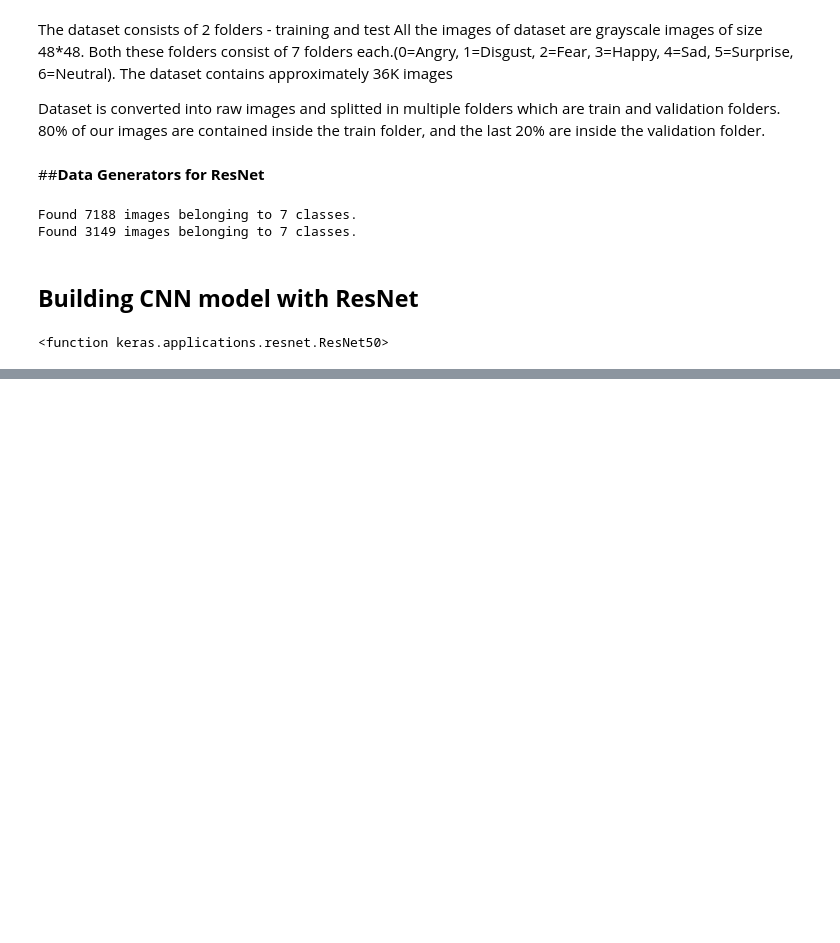
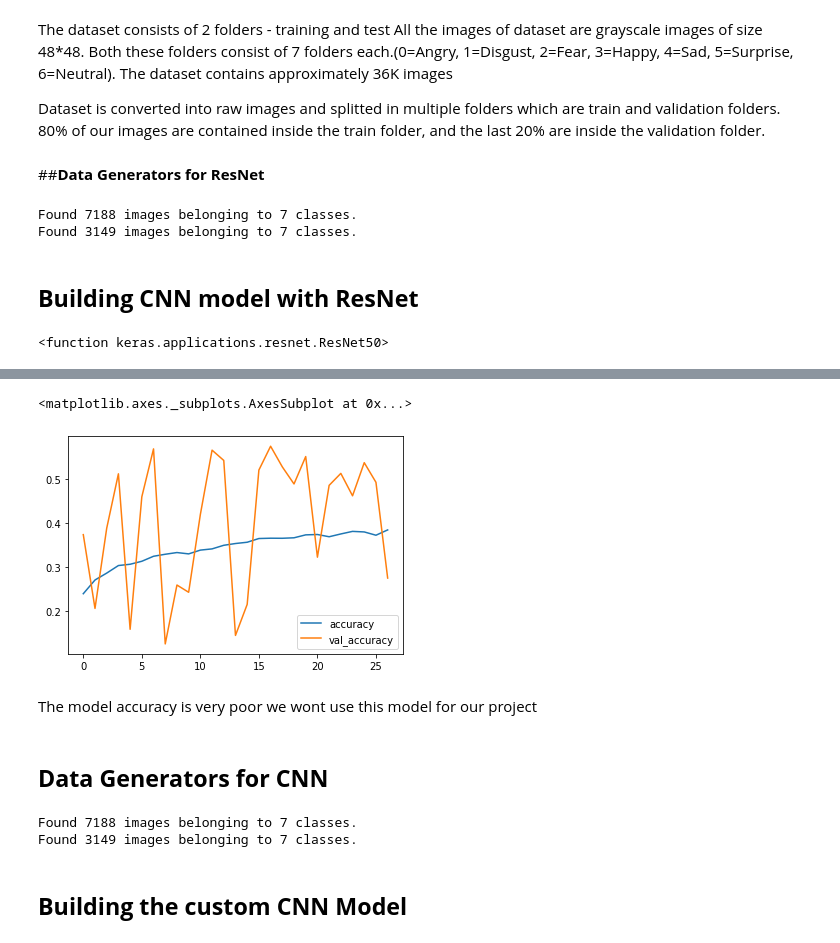
Before and after one commit to AkashSalmuthe/Face-Emotion-Recognition, a Jupyter notebook: Face_Emotion_Recognition.ipynb, the cells around one changed output, grey strips where cells are left out. Drawn from its saved outputs; the diff is of its cells as text; code cells hidden in the pictures; blank space fills up the shorter version.

```diff
--- a/Face_Emotion_Recognition.ipynb
+++ b/Face_Emotion_Recognition.ipynb
@@ -255,0 +325,10 @@ _________________________________________________________________
+# %%
+#Plotting accuracy
+df[['accuracy','val_accuracy']].plot()
+# %% [output]
+<matplotlib.axes._subplots.AxesSubplot at 0x...>
+[figure, added]
+# %% [markdown]
+The model accuracy is very poor we wont use this model for our project
+# %% [markdown]
+## **Data Generators for CNN**
@@ -255,0 +338,21 @@ _________________________________________________________________
+# %%
+datagen_train =  tf.keras.preprocessing.image.ImageDataGenerator(horizontal_flip=True,brightness_range=[0.8,1.2],rescale=1./255)
+train_generator = datagen_train.flow_from_directory(train_dir,
+                                                  target_size=(img_size,img_size),
+                                                  batch_size=batch_size,
+                                                  shuffle=True,
+                                                  color_mode='grayscale',
+                                                  class_mode='categorical')
+
+datagen_validation =  tf.keras.preprocessing.image.ImageDataGenerator(horizontal_flip=True,brightness_range=[0.8,1.2],rescale=1./255)
+validation_generator = datagen_train.flow_from_directory(test_dir,
+                                                  target_size=(img_size,img_size),
+                                                  batch_size=batch_size,
+                                                  shuffle=False,
+                                                  color_mode='grayscale',
+                                                  class_mode='categorical')
+# %% [output]
+Found 7188 images belonging to 7 classes.
+Found 3149 images belonging to 7 classes.
+# %% [markdown]
+## **Building the custom CNN Model**
```
Also changed, not shown: parts of 35 cells of this notebook.
